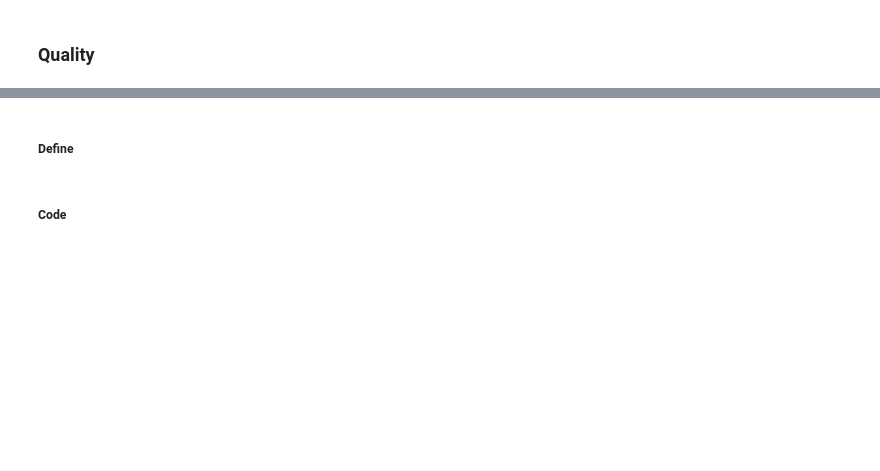
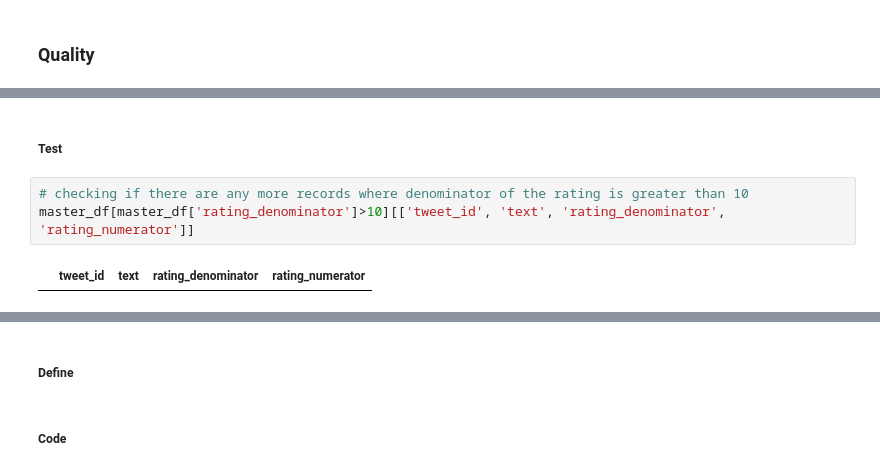
Before and after one commit to jyothirupa/dog-rates-data-wrangling, a Jupyter notebook: wrangle_act.ipynb, the cells around one changed output, grey strips where cells are left out. Cells and saved outputs as stored; diff of their text form; blank space fills up the shorter version.

```diff
--- a/wrangle_act.ipynb
+++ b/wrangle_act.ipynb
@@ -740,0 +847,7 @@ Name: dog_stage, dtype: int64
+# %% [markdown]
+##### Test
+# %%
+# checking if there are any more records where denominator of the rating is greater than 10
+master_df[master_df['rating_denominator']>10][['tweet_id', 'text', 'rating_denominator', 'rating_numerator']]
+# %% [output]
+|  | tweet_id | text | rating_denominator | rating_numerator |
```
Also changed, not shown: parts of 41 cells of this notebook.
